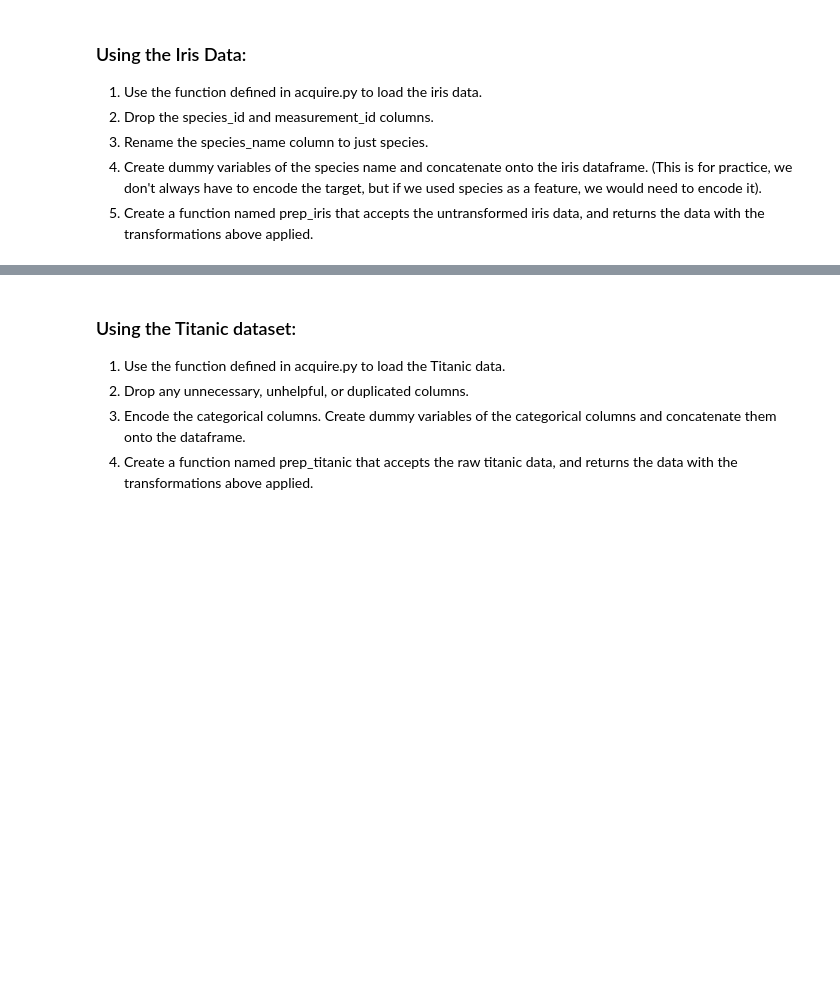
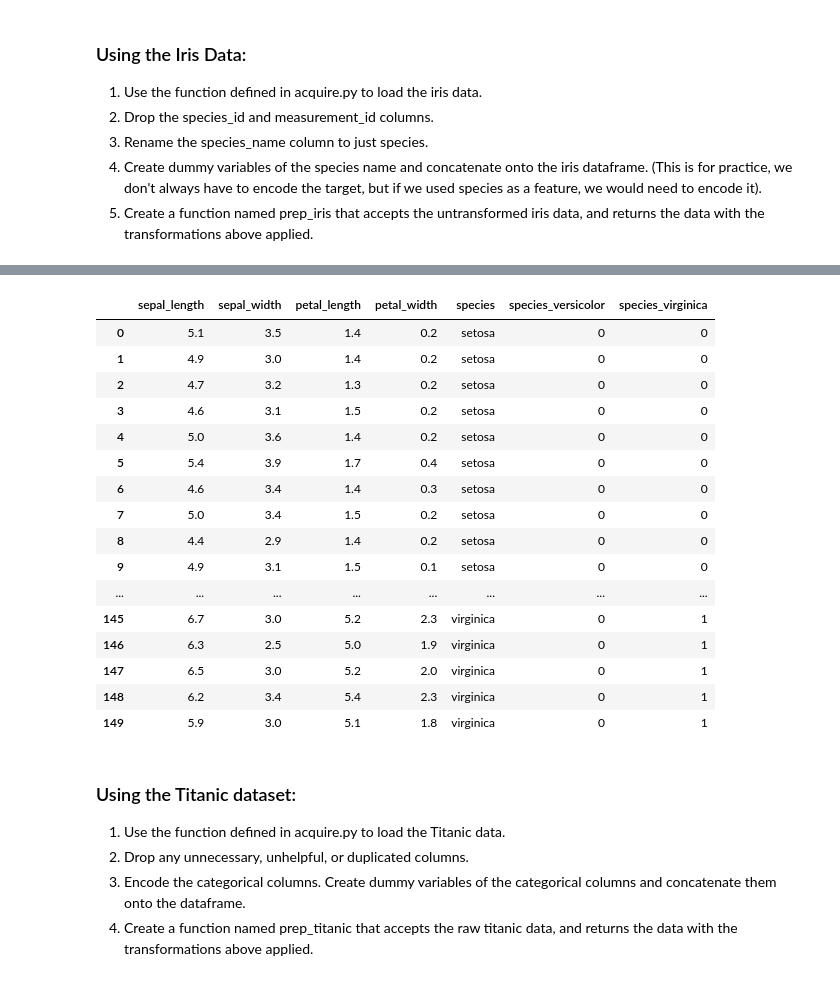
Before and after one commit to brock-green/classification-exercises, a Jupyter notebook: classification_exercises.ipynb, the cells around one changed output, grey strips where cells are left out. Cells and saved outputs as stored; diff of their text form; code cells hidden in the pictures; blank space fills up the shorter version.

```diff
--- a/classification_exercises.ipynb
+++ b/classification_exercises.ipynb
@@ -241,3 +233,46 @@ Index(['measurement_id', 'sepal_length', 'sepal_width', 'petal_length',
+# %%
+# Create dummy variables of the species name
+dummy_df = pd.get_dummies(df[['species']], drop_first=True, dtype=int)
+# %%
+# Concat dummy_df onto our dataframe
+df_iris = pd.concat([df, dummy_df], axis=1)
+# %%
+# Create a function named prep_iris that accepts the untransformed iris data, and returns the data with the transformations above applied.
+
+def prep_iris(df):
+    '''
+    This function will drop any duplicate observations,
+    drop ['deck', 'embarked', 'class', 'age'],
+    and create dummy vars from sex and embark_town.
+    '''
+    df = df.drop_duplicates()
+    df = df.drop(columns=['species_id', 'measurement_id'])
+    df = df.rename(columns={'species_name': 'species'})
+    dummy_df = pd.get_dummies(df[['species']], drop_first=True, dtype=int)
+    df_iris = pd.concat([df, dummy_df], axis=1)
+    return df_iris
+# %%
+fresh_iris = acquire.get_iris_data('iris_db')
+# %%
+prep_iris(fresh_iris)
+# %% [output]
+|  | sepal_length | sepal_width | petal_length | petal_width | species | species_versicolor | species_virginica |
+| 0 | 5.1 | 3.5 | 1.4 | 0.2 | setosa | 0 | 0 |
+| 1 | 4.9 | 3.0 | 1.4 | 0.2 | setosa | 0 | 0 |
+| 2 | 4.7 | 3.2 | 1.3 | 0.2 | setosa | 0 | 0 |
+| 3 | 4.6 | 3.1 | 1.5 | 0.2 | setosa | 0 | 0 |
+| 4 | 5.0 | 3.6 | 1.4 | 0.2 | setosa | 0 | 0 |
+| 5 | 5.4 | 3.9 | 1.7 | 0.4 | setosa | 0 | 0 |
+| 6 | 4.6 | 3.4 | 1.4 | 0.3 | setosa | 0 | 0 |
+| 7 | 5.0 | 3.4 | 1.5 | 0.2 | setosa | 0 | 0 |
+| 8 | 4.4 | 2.9 | 1.4 | 0.2 | setosa | 0 | 0 |
+| 9 | 4.9 | 3.1 | 1.5 | 0.1 | setosa | 0 | 0 |
+| ... | ... | ... | ... | ... | ... | ... | ... |
+| 145 | 6.7 | 3.0 | 5.2 | 2.3 | virginica | 0 | 1 |
+| 146 | 6.3 | 2.5 | 5.0 | 1.9 | virginica | 0 | 1 |
+| 147 | 6.5 | 3.0 | 5.2 | 2.0 | virginica | 0 | 1 |
+| 148 | 6.2 | 3.4 | 5.4 | 2.3 | virginica | 0 | 1 |
+| 149 | 5.9 | 3.0 | 5.1 | 1.8 | virginica | 0 | 1 |
 # %% [markdown]
 ### Using the Titanic dataset:
 
```
Also changed, not shown: parts of 36 cells of this notebook.
